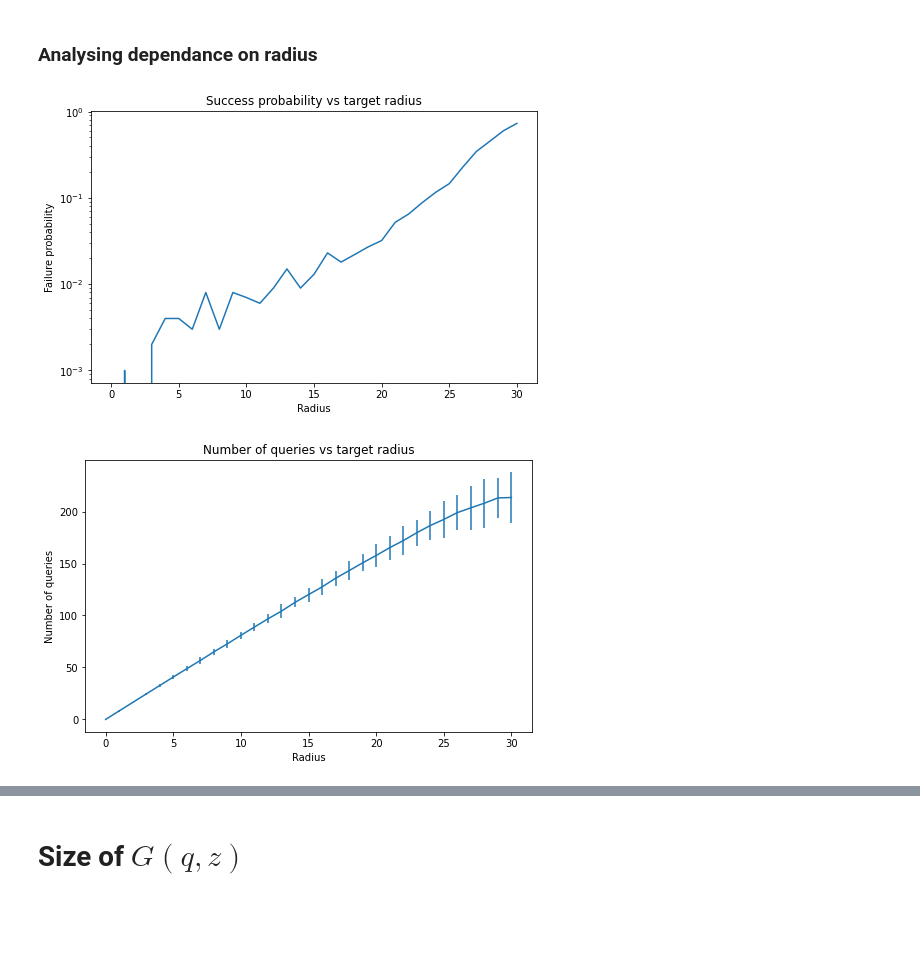
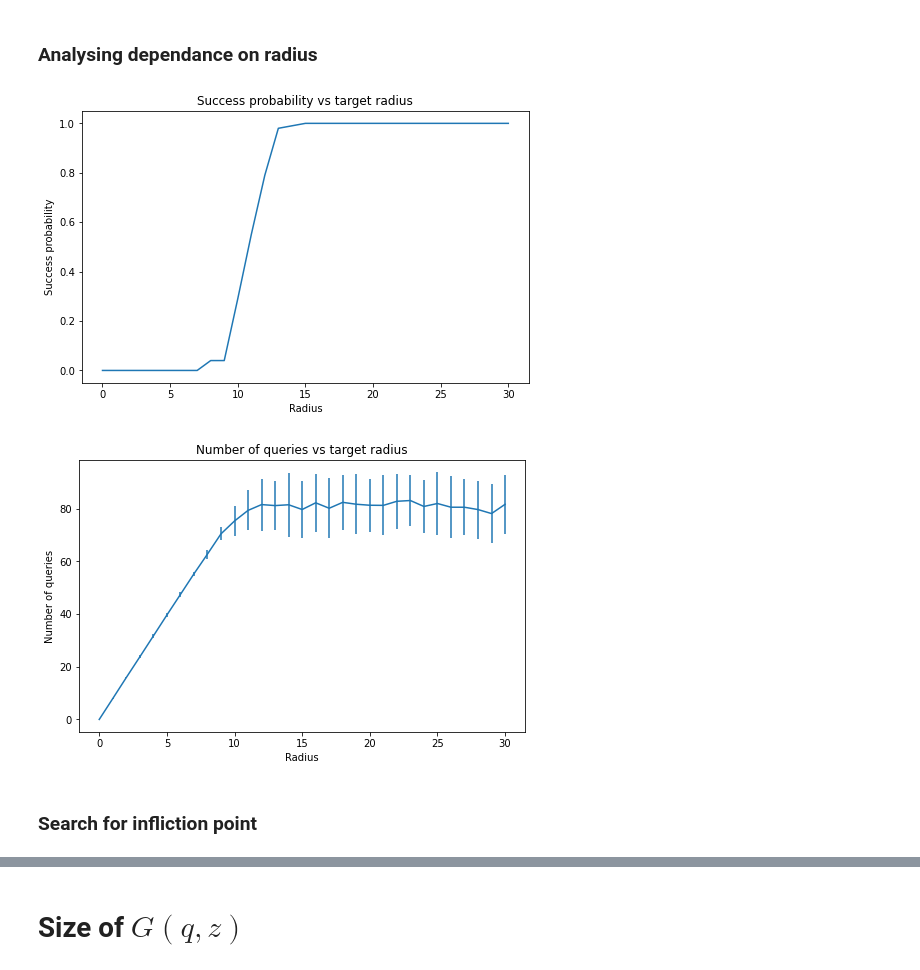
Before and after one commit to makarov-mv/lsh-adversary, a Jupyter notebook: Experiments.ipynb, the cells around one changed output, grey strips where cells are left out. Cells and saved outputs as stored; diff of their text form; code cells hidden in the pictures; blank space fills up the shorter version.

```diff
--- a/Experiments.ipynb
+++ b/Experiments.ipynb
@@ -73,11 +93,11 @@ lsh = HammingLSH(points, r1, r2, delta)
 # %%
 grid = np.arange(r2 + 2)
 vals = np.zeros(r2 + 2)
-for dist in grid:
+for dist in tqdm(grid):
     repeats = 3000
     success = 0
     for j in range(repeats):
-        q = np.zeros(d)
+        q = np.zeros(d, dtype=int)
         q[rng.choice(d, dist, replace=False)] = 1
         res = lsh.query(q)
         if res is not None:
@@ -171,7 +191,7 @@ print(r1, r2, t, n, d)
 # %% [output]
 30 60 10 1000 300
 # %%
-points = np.zeros((n, d))
+points = np.zeros((n, d), dtype=int)
 
 nn_checker = skln.KDTree(points, metric='l1')
 lsh = HammingLSH(points, r1, r2, delta)
@@ -184,8 +204,12 @@ def run_exp_fast(t, target_distance=r1, max_resamples=1):
     def make_query(q):
         nonlocal total_queries
         total_queries += 1
+        res2 = lsh.query(q)
+        return res2
+
+    def check_query(q):
         res_dist, res1 = nn_checker.query(q[None, :], return_distance=True)
-        res2 = lsh.query(q)
+        res2 = make_query(q)
         if res_dist[0] <= r1 and res2 is None or res2 is not None and l1_norm(res2 - q) > r2:
             nonlocal found_error, error_query
             found_error = True
@@ -196,14 +220,14 @@ def run_exp_fast(t, target_distance=r1, max_resamples=1):
     num_resample = 0
     while not found_error and num_resample < max_resamples:
         num_resample += 1
-        q = np.zeros(d)
+        q = np.zeros(d, dtype=int)
         q[rng.choice(d, dist, replace=False)] = 1
         max_iter = 1000
 
         for _ in range(max_iter):
             if l1_norm_int(q) >= target_distance:
                 break
-            if make_query(q) is None:
+            if check_query(q) is None:
                 break
             q1 = np.copy(q)
             next_bit = None
@@ -243,5 +267,5 @@ def run_exp_fast(t, target_distance=r1, max_resamples=1):
 #         print(l1_norm(error_query))
 #         print(total_queries)
 #         print(lsh.query(error_query))
-    return found_error, total_queries, l1_norm(q)
+    return found_error, total_queries, l1_norm(q), error_query
 # %%
@@ -306,7 +346,8 @@ for rp in tqdm(r_grid):
 # %%
 failure_prob = []
 mean_queries = np.zeros(len(r_res))
-bars_queries = [np.zeros(len(r_res)), np.zeros(len(r_res))]
+err_queries = np.zeros(len(r_res))
+# bars_queries = [np.zeros(len(r_res)), np.zeros(len(r_res))]
 for i, v in enumerate(r_res):
     f_pr = sum(1 - e[0] for e in v) / len(v)
     failure_prob.append(f_pr)
@@ -322,17 +363,19 @@ for i, v in enumerate(r_res):
 # %%
 plt.plot(r_grid, 1 - np.array(failure_prob))
 plt.title("Success probability vs target radius")
-plt.yscale("log")
+# plt.yscale("log")
 plt.xlabel("Radius")
-plt.ylabel("Failure probability")
+plt.ylabel("Success probability")
 plt.show()
 
 # plt.errorbar(r_grid, mean_queries, yerr=bars_queries)
 plt.errorbar(r_grid, mean_queries, yerr=err_queries)
 plt.title("Number of queries vs target radius")
 plt.xlabel("Radius")
 plt.ylabel("Number of queries")
 plt.show()
 # %% [output]
-[figure, old version]
+[figure, new version]
-[figure, old version]
+[figure, new version]
+# %% [markdown]
+### Search for infliction point
```
Also changed, not shown: parts of 11 cells of this notebook.
